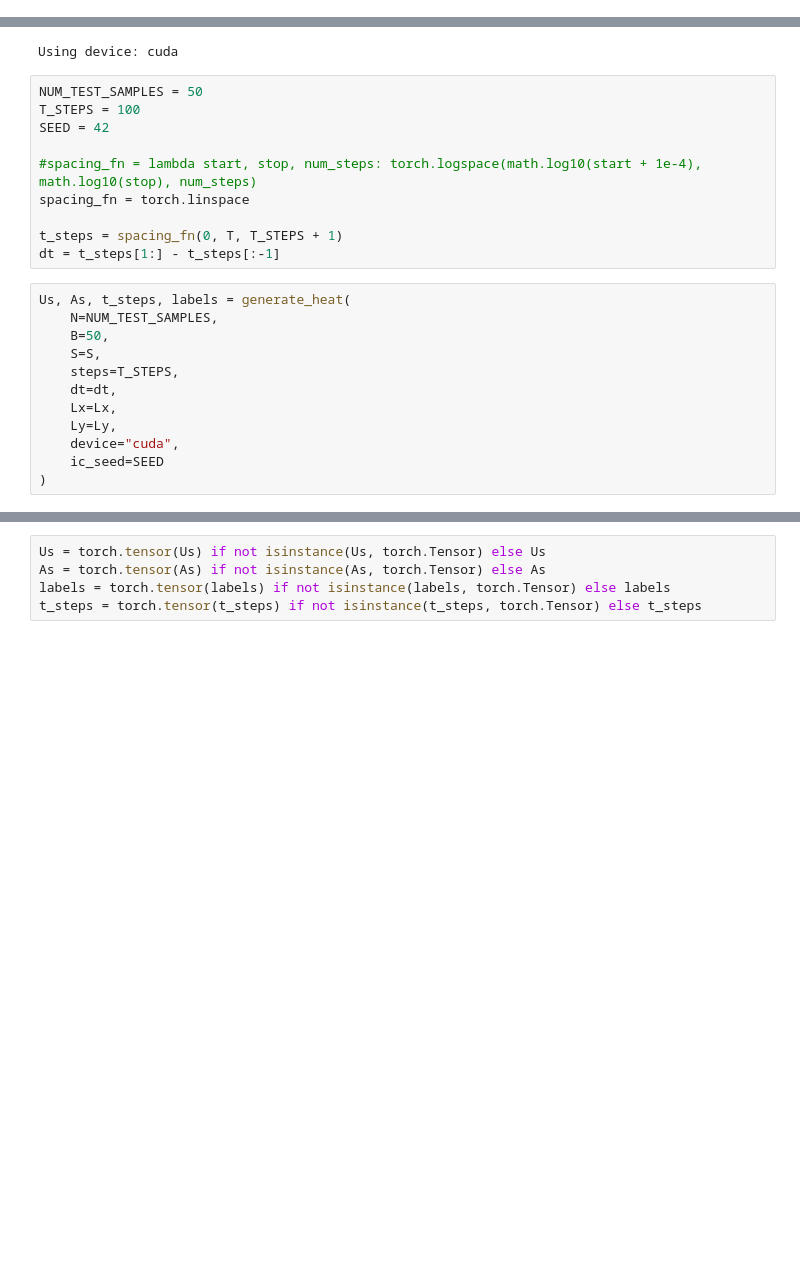
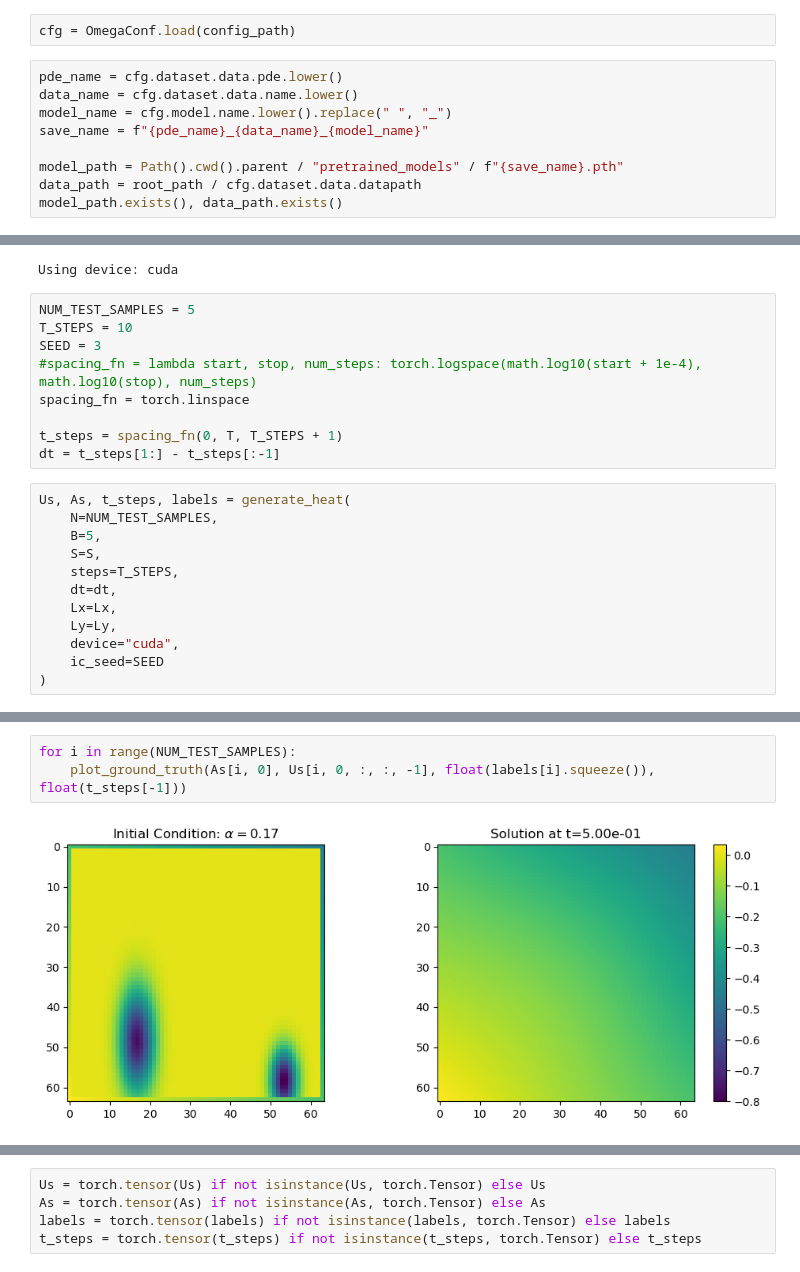
Before and after one commit to cmt-dtu-energy/dynamical-pde-diffusion, a Jupyter notebook: notebooks/02_validation.ipynb, the cells around one changed output, grey strips where cells are left out. Drawn from its saved outputs; the diff is of its cells as text; blank space fills up the shorter version.

```diff
--- a/notebooks/02_validation.ipynb
+++ b/notebooks/02_validation.ipynb
@@ -20,0 +45,11 @@ model_path.exists(), data_path.exists()
+# %%
+cfg = OmegaConf.load(config_path)
+# %%
+pde_name = cfg.dataset.data.pde.lower()
+data_name = cfg.dataset.data.name.lower()
+model_name = cfg.model.name.lower().replace(" ", "_")
+save_name = f"{pde_name}_{data_name}_{model_name}"
+
+model_path = Path().cwd().parent / "pretrained_models" / f"{save_name}.pth"
+data_path = root_path / cfg.dataset.data.datapath
+model_path.exists(), data_path.exists()
@@ -73,10 +110,9 @@ print("Using device:", device)
 # %% [output]
 Using device: cuda
 # %%
-NUM_TEST_SAMPLES = 50
-T_STEPS = 100
-SEED = 42
-
+NUM_TEST_SAMPLES = 5
+T_STEPS = 10
+SEED = 3
 #spacing_fn = lambda start, stop, num_steps: torch.logspace(math.log10(start + 1e-4), math.log10(stop), num_steps)
 spacing_fn = torch.linspace
 
@@ -85,7 +121,7 @@ dt = t_steps[1:] - t_steps[:-1]
 # %%
 Us, As, t_steps, labels = generate_heat(
     N=NUM_TEST_SAMPLES,
-    B=50,
+    B=5,
     S=S,
     steps=T_STEPS,
     dt=dt,
@@ -96,0 +140,5 @@ Us, As, t_steps, labels = generate_heat(
+# %%
+for i in range(NUM_TEST_SAMPLES):
+    plot_ground_truth(As[i, 0], Us[i, 0, :, :, -1], float(labels[i].squeeze()), float(t_steps[-1]))
+# %% [output]
+[figure, added]
```
Also changed, not shown: parts of 18 cells of this notebook, 19 other files.
